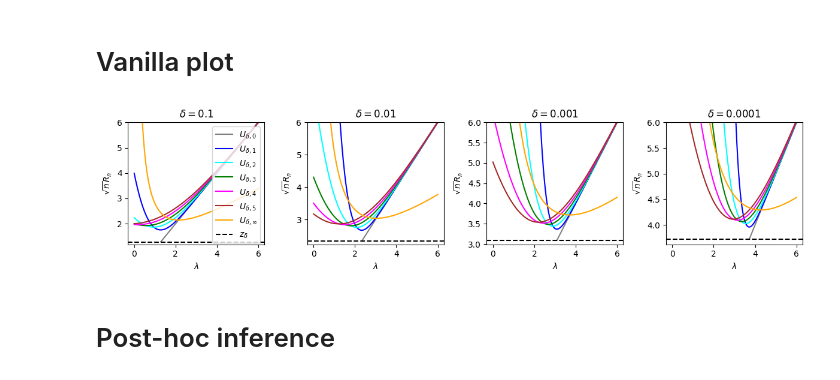
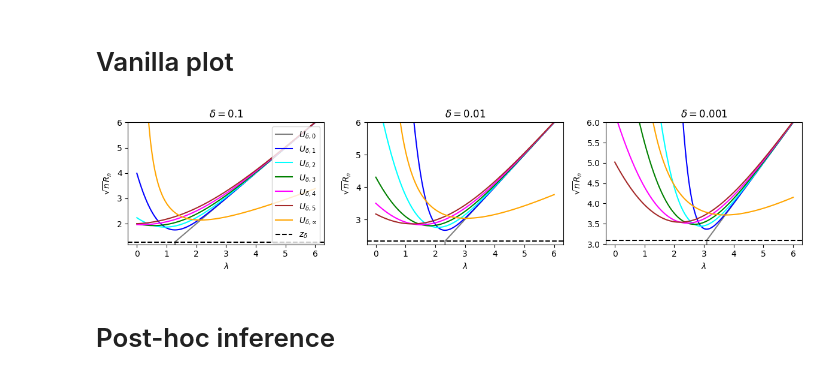
Before and after one commit to DMartinezT/bentkus_evalues, a Jupyter notebook: bentkus_evariable.ipynb, the cells around one changed output. Saved outputs shown, nothing was run; the diff lists cells and outputs as text; code cells hidden in the pictures.

```diff
--- a/bentkus_evariable.ipynb
+++ b/bentkus_evariable.ipynb
@@ -162,11 +7,37 @@ def g(delta):
+# %%
+def phi(x): return norm.pdf(x)
+def G(x): return 1 - norm.cdf(x)
+def M(x): return phi(x) / G(x)
+
+def I0(x): return G(x)
+def I1(x): return phi(x) - x * G(x)
+def I2(x): return (2 - 1) * I0(x) - x * I1(x)
+def I3(x): return (3 - 1) * I1(x) - x * I2(x)
+def I4(x): return (4 - 1) * I2(x) - x * I3(x)
+def I5(x): return (5 - 1) * I3(x) - x * I4(x)
+def I6(x): return (6 - 1) * I4(x) - x * I5(x)
+def I7(x): return (7 - 1) * I5(x) - x * I6(x)
+
+def f0(x, delta): return np.where(G(x) <= delta, x, 0)
+def f1(x, delta): return x + (I1(x) / delta)**(1/1)
+def f2(x, delta): return x + (I2(x) / delta)**(1/2)
+def f3(x, delta): return x + (I3(x) / delta)**(1/3)
+def f4(x, delta): return x + (I4(x) / delta)**(1/4)
+def f5(x, delta): return x + (I5(x) / delta)**(1/5)
+def f6(x, delta): return x + (I6(x) / delta)**(1/6)
+def f7(x, delta): return x + (I7(x) / delta)**(1/7)
+def finf(x, delta): return (np.log(1/delta) + x**2 / 2)/x
+
+def f_subg(delta):return np.sqrt(2 *np.log(1/delta))
+def g(delta):return norm.ppf(1-delta)
 # %% [markdown]
 # Vanilla plot
 # %%
 # deltas = [0.1, 0.05, 0.01, 0.005, 0.001, 0.0005, 0.0001, 0.00005, 0.00001]
 # fig, axes = plt.subplots(3, 3, figsize=(10, 10))
 
-deltas = [0.1, 0.01, 0.001, 0.0001]
-fig, axes = plt.subplots(1, 4, figsize=(12, 3))
+deltas = [0.1, 0.01, 0.001]
+fig, axes = plt.subplots(1, 3, figsize=(12, 3))
 
 axes = axes.flatten()
 x = np.linspace(0, 6, 1000)
@@ -185,35 +56,35 @@ for ax, delta in zip(axes, deltas):
 
     y = f3(x, delta)
     ax.plot(x, y, label=fr"$U_{{\delta, 3}}$", color='green')
 
     y = f4(x, delta)
     ax.plot(x, y, label=fr"$U_{{\delta, 4}}$", color='magenta')
 
     y = f5(x, delta)
     ax.plot(x, y, label=fr"$U_{{\delta, 5}}$", color='brown')
 
-    y = A(x, delta)
+    y = finf(x, delta)
     ax.plot(x, y, label=fr"$U_{{\delta, \infty}}$", color='orange')
 
     # Optional sub-Gaussian line
     # ax.axhline(f_subg(delta), label="Sub-Gaussian bound", color='red', linestyle='--')
 
     ax.axhline(g(delta), label=fr"$z_{{\delta}}$", color='black', linestyle='--')
 
 
     ax.set_xlabel(r'$\lambda$')
     ax.set_ylabel(r'$\sqrt{n}R_n$')
     ax.set_title(rf"$\delta = {delta}$")
     ax.set_ylim(g(delta)-.1, f_subg(delta)+epsilon)
     ax.set_ylim(g(delta)-.1, 6)
 
 axes[0].legend(loc = 'upper right')
 
 plt.tight_layout()
 plt.savefig(f"plots/bounds_plot.png", dpi=300)
 plt.show()
 # %% [output]
-[figure, old version]
+[figure, new version]
 # %% [markdown]
 # Post-hoc inference
 # %% [markdown]
```
Also changed, not shown: parts of 8 cells of this notebook, 7 other files.
